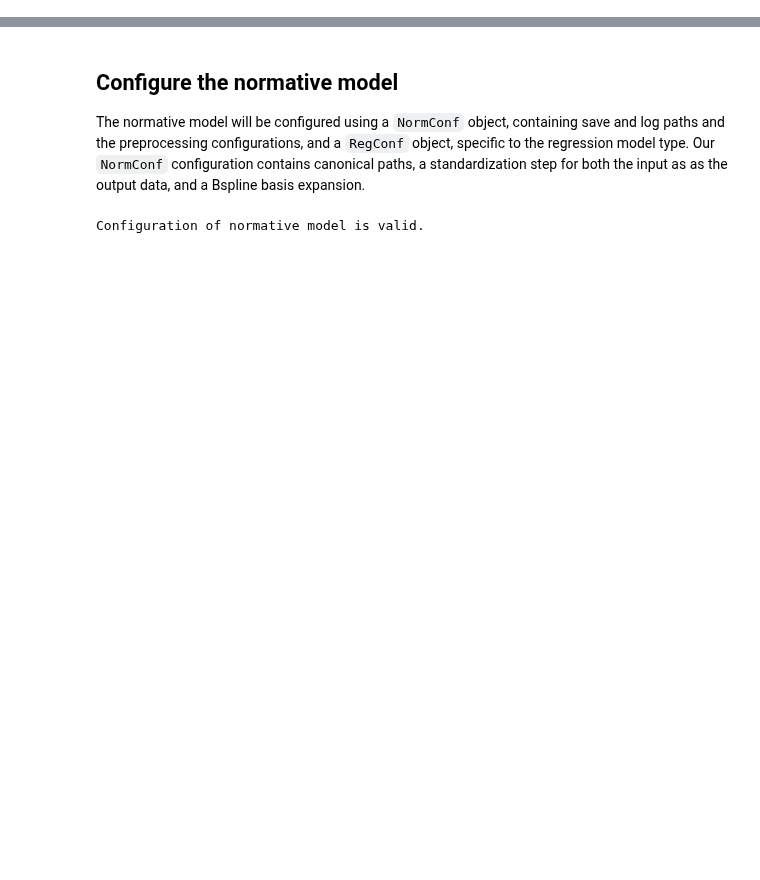
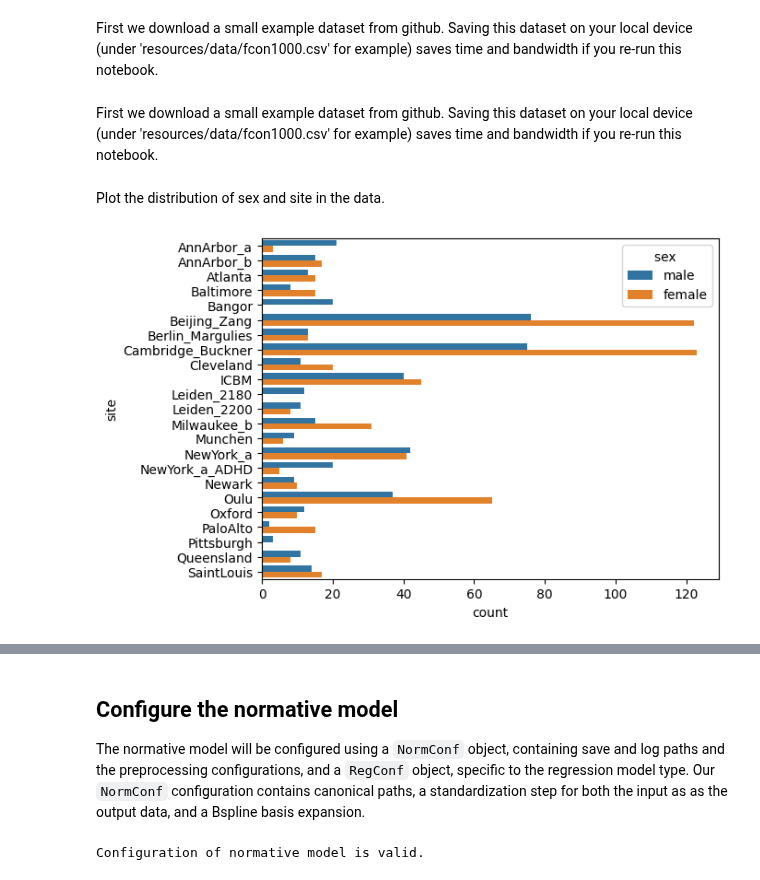
Before and after one commit to amarquand/PCNtoolkit, a Jupyter notebook: example_notebooks/blr_example.ipynb, the cells around one changed output, grey strips where cells are left out. Cells and saved outputs as stored; diff of their text form; code cells hidden in the pictures; blank space fills up the shorter version.

Commit message:
Example notebooks done

```diff
--- a/example_notebooks/blr_example.ipynb
+++ b/example_notebooks/blr_example.ipynb
@@ -13,0 +23,4 @@ data = pd.read_csv("resources/data/fcon1000.csv")
+# %% [markdown]
+First we download a small example dataset from github. Saving this dataset on your local device (under 'resources/data/fcon1000.csv' for example) saves time and bandwidth if you re-run this notebook.
+# %% [markdown]
+First we download a small example dataset from github. Saving this dataset on your local device (under 'resources/data/fcon1000.csv' for example) saves time and bandwidth if you re-run this notebook.
@@ -14,2 +35,8 @@ data = pd.read_csv("resources/data/fcon1000.csv")
+# %% [markdown]
+Plot the distribution of sex and site in the data.
 # %%
 data["sex "] = np.where(data["sex"] == 1, ["male"], ["female"])
+sns.countplot(data=data, y="site", hue="sex ", orient="v")
+plt.show()
+# %% [output]
+[figure, added]
```
Also changed, not shown: parts of 61 cells of this notebook, 18 other files.
